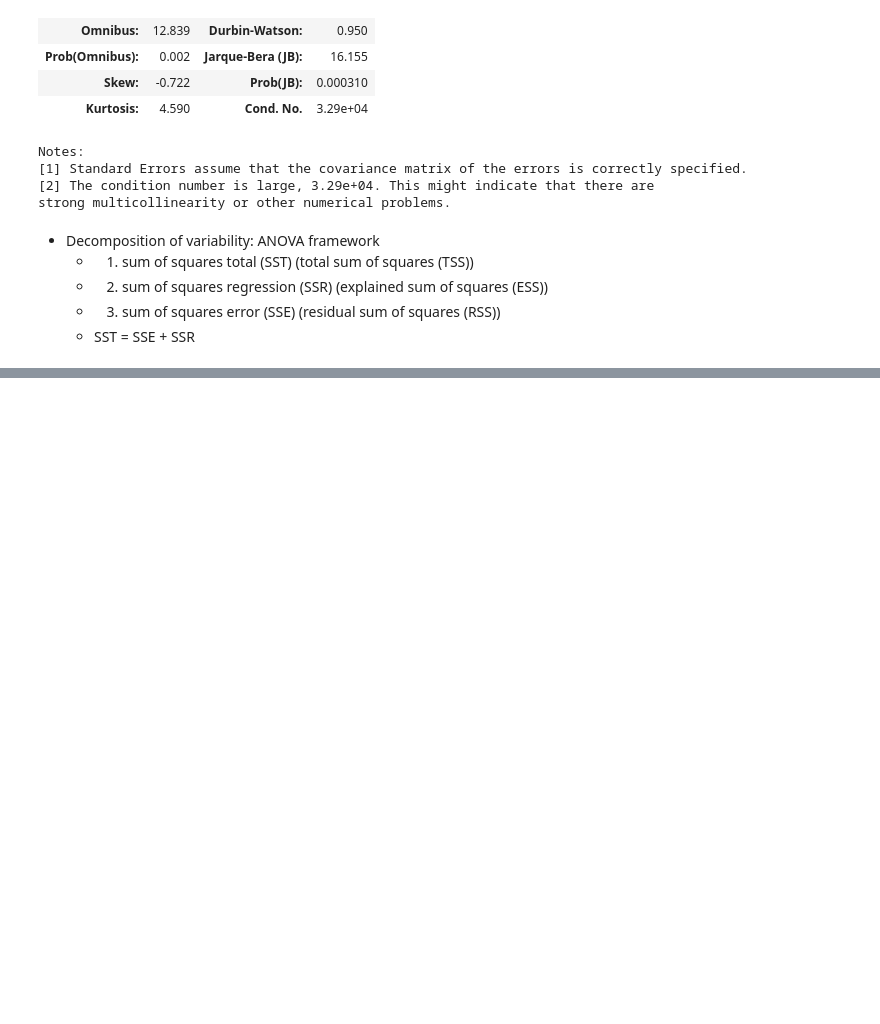
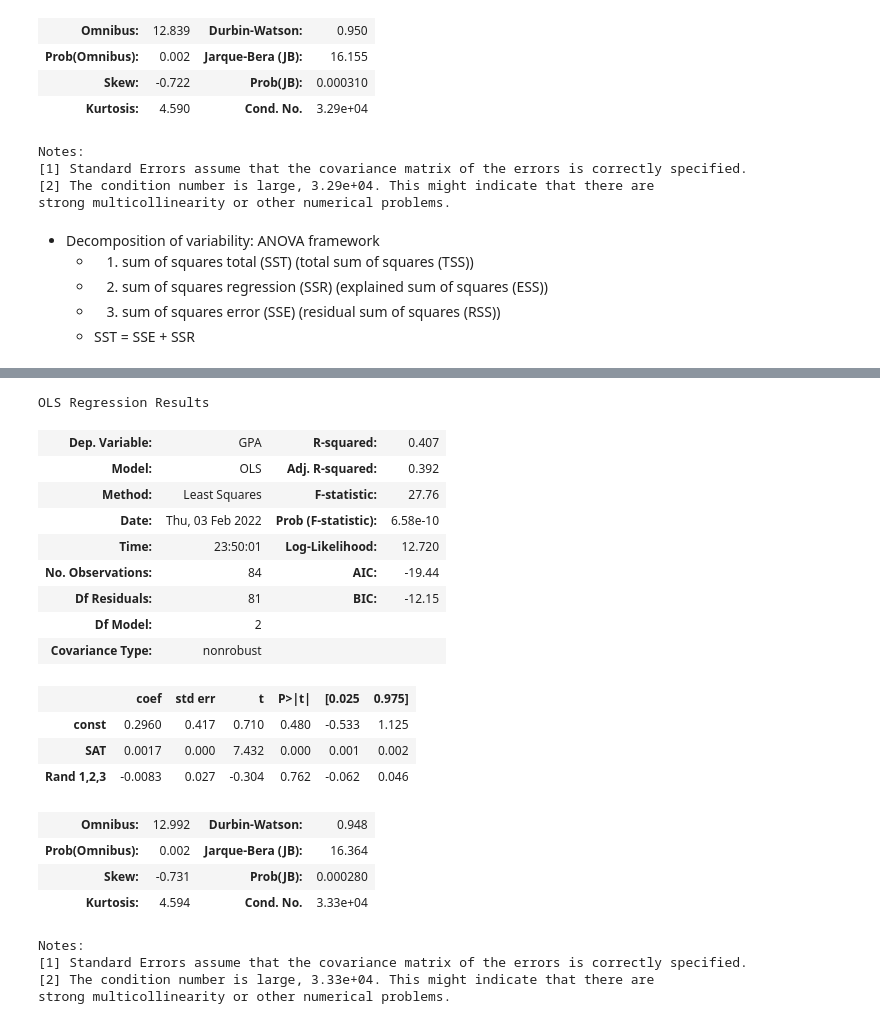
Before and after one commit to ShayanJul/DataScience, a Jupyter notebook: regression analysis with python.ipynb, the cells around one changed output, grey strips where cells are left out. Saved outputs shown, nothing was run; the diff lists cells and outputs as text; code cells hidden in the pictures; blank space fills up the shorter version.

```diff
--- a/regression analysis with python.ipynb
+++ b/regression analysis with python.ipynb
@@ -92,0 +119,30 @@ strong multicollinearity or other numerical problems.
+# %%
+# create a multiple linear regression
+y = data['GPA']
+x1 = data[['SAT', 'Rand 1,2,3']]
+x = sm.add_constant(x1)
+result = sm.OLS(y, x).fit()
+result.summary()
+# %% [output]
+OLS Regression Results
+| Dep. Variable: | GPA | R-squared: | 0.407 |
+| Model: | OLS | Adj. R-squared: | 0.392 |
+| Method: | Least Squares | F-statistic: | 27.76 |
+| Date: | Thu, 03 Feb 2022 | Prob (F-statistic): | 6.58e-10 |
+| Time: | 23:50:01 | Log-Likelihood: | 12.720 |
+| No. Observations: | 84 | AIC: | -19.44 |
+| Df Residuals: | 81 | BIC: | -12.15 |
+| Df Model: | 2 |  |  |
+| Covariance Type: | nonrobust |  |  |
+|  | coef | std err | t | P>|t| | [0.025 | 0.975] |
+| const | 0.2960 | 0.417 | 0.710 | 0.480 | -0.533 | 1.125 |
+| SAT | 0.0017 | 0.000 | 7.432 | 0.000 | 0.001 | 0.002 |
+| Rand 1,2,3 | -0.0083 | 0.027 | -0.304 | 0.762 | -0.062 | 0.046 |
+| Omnibus: | 12.992 | Durbin-Watson: | 0.948 |
+| Prob(Omnibus): | 0.002 | Jarque-Bera (JB): | 16.364 |
+| Skew: | -0.731 | Prob(JB): | 0.000280 |
+| Kurtosis: | 4.594 | Cond. No. | 3.33e+04 |
+Notes:
+[1] Standard Errors assume that the covariance matrix of the errors is correctly specified.
+[2] The condition number is large, 3.33e+04. This might indicate that there are
+strong multicollinearity or other numerical problems.
```
Also changed, not shown: parts of 9 cells of this notebook, 2 other files.
